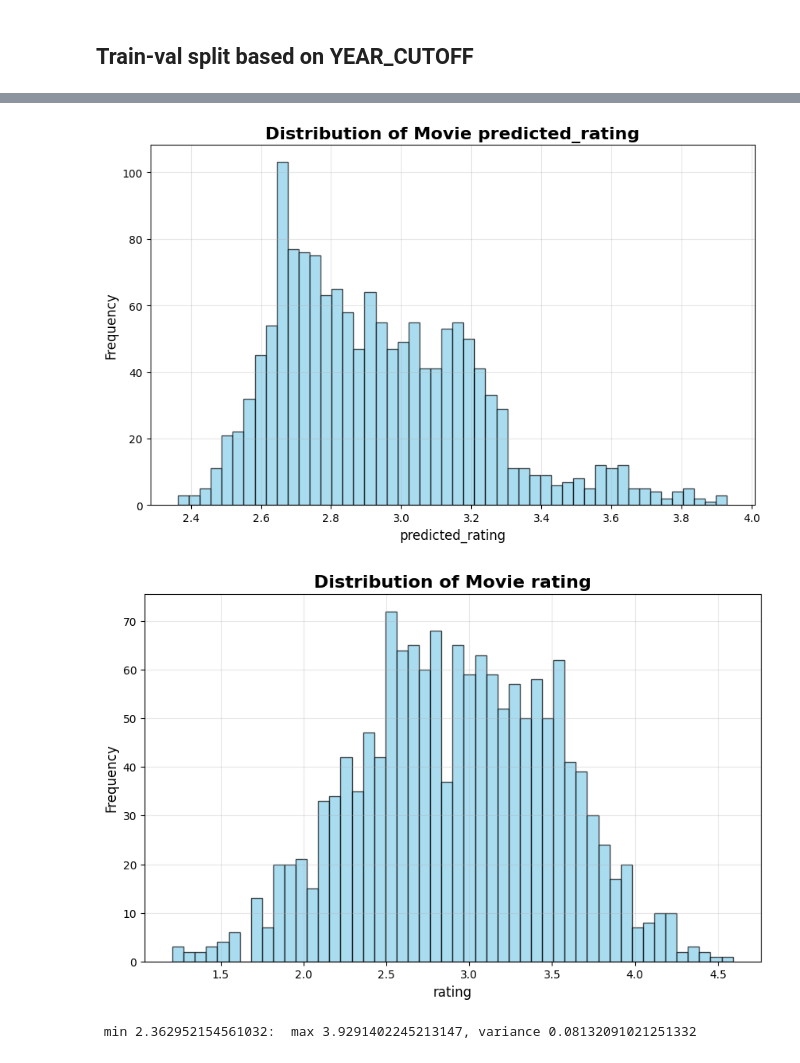
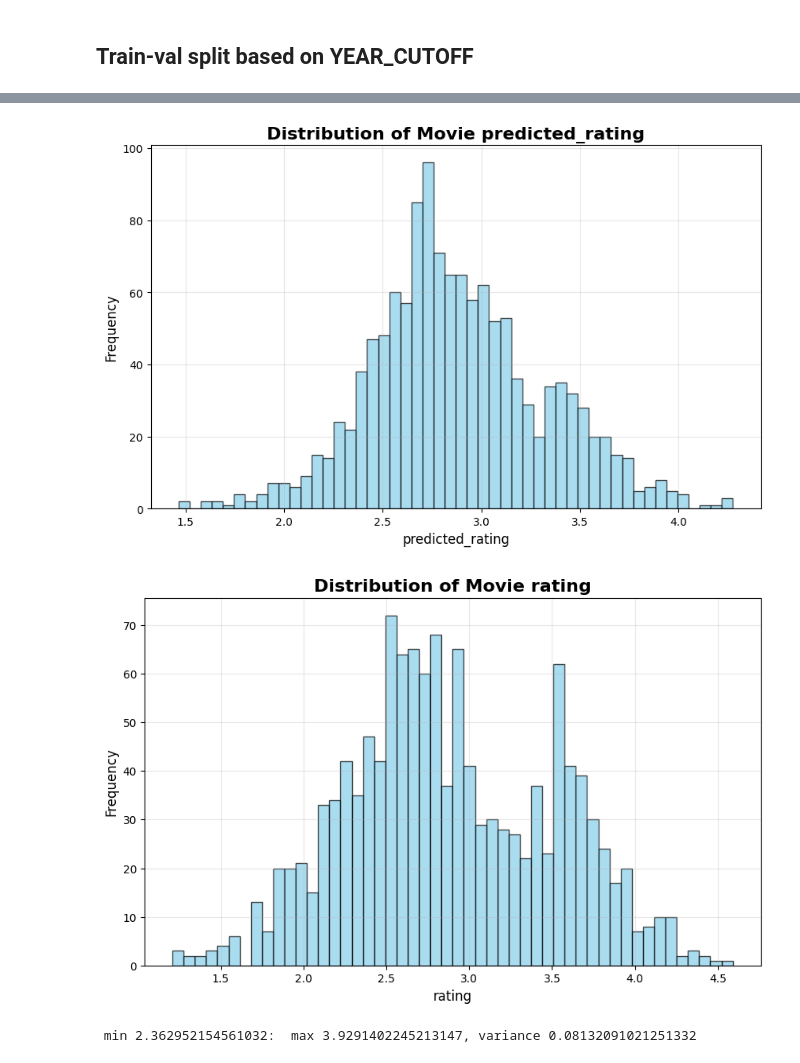
Before and after one commit to merryHunter/movies-rating-prediction, a Jupyter notebook: numerical.ipynb, the cells around one changed output, grey strips where cells are left out. Drawn from its saved outputs; the diff is of its cells as text; code cells hidden in the pictures.

Commit message:
feat: added feature engineering with help of claude-4-sonnet; improved rmse score from 0.52 to 0.40, R^2 is 0.56 on new balanced val set

```diff
--- a/numerical.ipynb
+++ b/numerical.ipynb
@@ -119,3 +119,17 @@ df = df.with_columns([
     pl.col('description').str.split(' ').list.len().alias('description_word_count'),
 
 ])
+# %%
+# Load directors and actors data for feature engineering
+directors_df = pl.read_csv("../data/filtered/directors.csv")
+actors_df = pl.read_csv("../data/filtered/actors.csv")
+
+print(f"Directors data shape: {directors_df.shape}")
+print(f"Actors data shape: {actors_df.shape}")
+print(f"Movies data shape: {df.shape}")
+
+# Preview the additional datasets
+print("\nDirectors data sample:")
+print(directors_df.head())
+print("\nActors data sample:")
+print(actors_df.head())
@@ -158,3 +682,3 @@ def split_data(df, categorical_features, numerical_features, YEAR_CUTOFF):
 # %%
-X_train, y_train, X_val, y_val = split_data(df, categorical_features, numerical_features, YEAR_CUTOFF)
-# todo: make "flat table" to have equal number of ratings in each bin OR have another dataset outside 3-3.5 ratings.
+# Create balanced train-validation split dropping 50% of 3.0-3.5 ratings
+X_train, y_train, X_val, y_val = split_data(df, categorical_features, numerical_features, YEAR_CUTOFF, drop_percentage=0.5)
@@ -160,0 +698,22 @@ X_train, y_train, X_val, y_val = split_data(df, categorical_features, numerical_
+# %%
+# Analyze distribution after balancing
+print("\n" + "="*60)
+print("BALANCED DATA DISTRIBUTION:")
+
+# Create dataframes from the balanced splits for analysis
+df_train_balanced = pl.DataFrame({
+    'rating': y_train
+})
+df_val_balanced = pl.DataFrame({
+    'rating': y_val
+})
+
+train_3_35_balanced, train_low_balanced, train_high_balanced = analyze_rating_distribution(df_train_balanced, "Training Set (After Balancing)")
+val_3_35_balanced, val_low_balanced, val_high_balanced = analyze_rating_distribution(df_val_balanced, "Validation Set (After Balancing)")
+
+# Show the change
+print(f"\n" + "="*60)
+print("SUMMARY OF CHANGES:")
+print(f"Training Set - 3.0-3.5 range: {train_3_35_orig} -> {train_3_35_balanced} (dropped {train_3_35_orig - train_3_35_balanced} records)")
+print(f"Validation Set - 3.0-3.5 range: {val_3_35_orig} -> {val_3_35_balanced} (dropped {val_3_35_orig - val_3_35_balanced} records)")
+print(f"Total reduction in 3.0-3.5 range: {(train_3_35_orig + val_3_35_orig) - (train_3_35_balanced + val_3_35_balanced)} records")
@@ -226,12 +1008,12 @@ RMSE: 0.5200792061806169
 # %%
-df_val = df_val.with_columns(pl.Series('predicted_rating', y_pred))
-plot_distribution(df_val, 'predicted_rating')
+df_val_ = df_val_balanced.with_columns(pl.Series('predicted_rating', y_pred))
+plot_distribution(df_val_, 'predicted_rating')
 # %% [output]
-[figure, old version]
+[figure, new version]
 # %%
-plot_distribution(df_val, 'rating')
+plot_distribution(df_val_balanced, 'rating')
 # %% [output]
-[figure, old version]
+[figure, new version]
 # %%
 print(f" min {min(y_pred)}:  max {max(y_pred)}, variance {np.var(y_pred)}")
 # %% [output]
```
Also changed, not shown: parts of 15 cells of this notebook.
